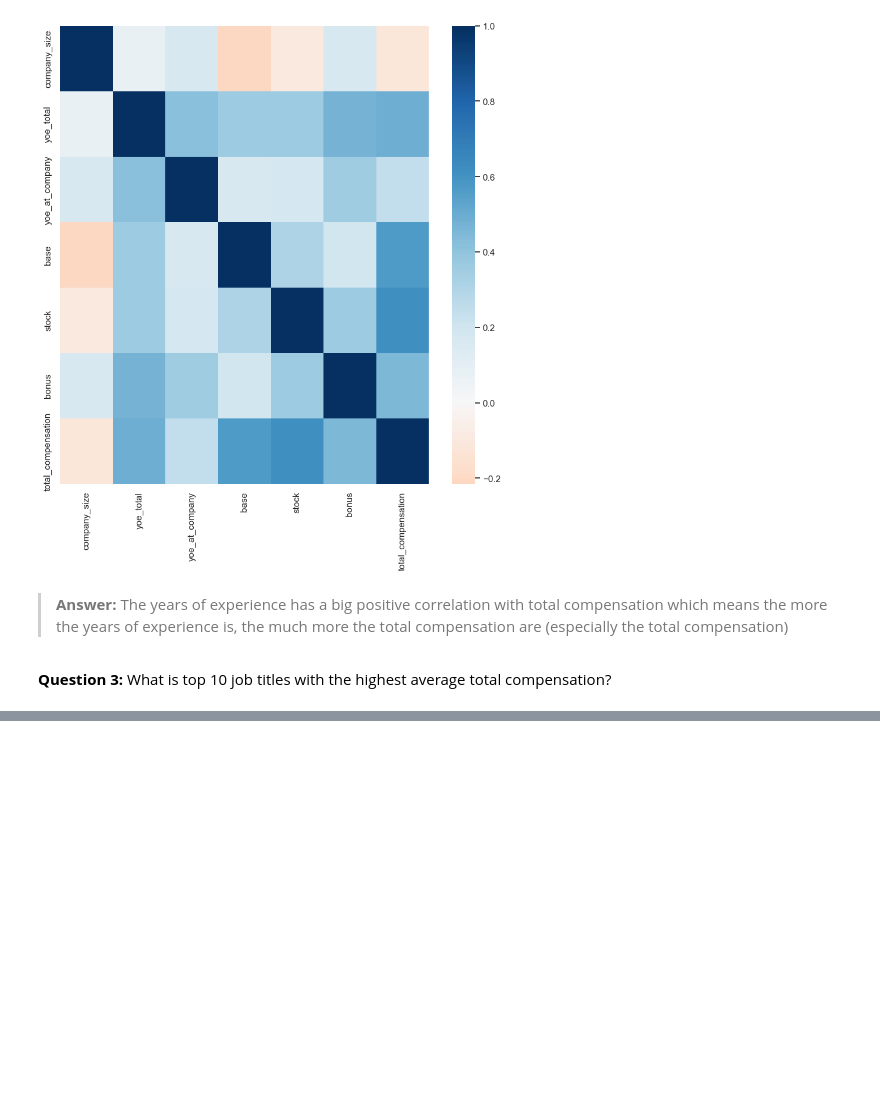
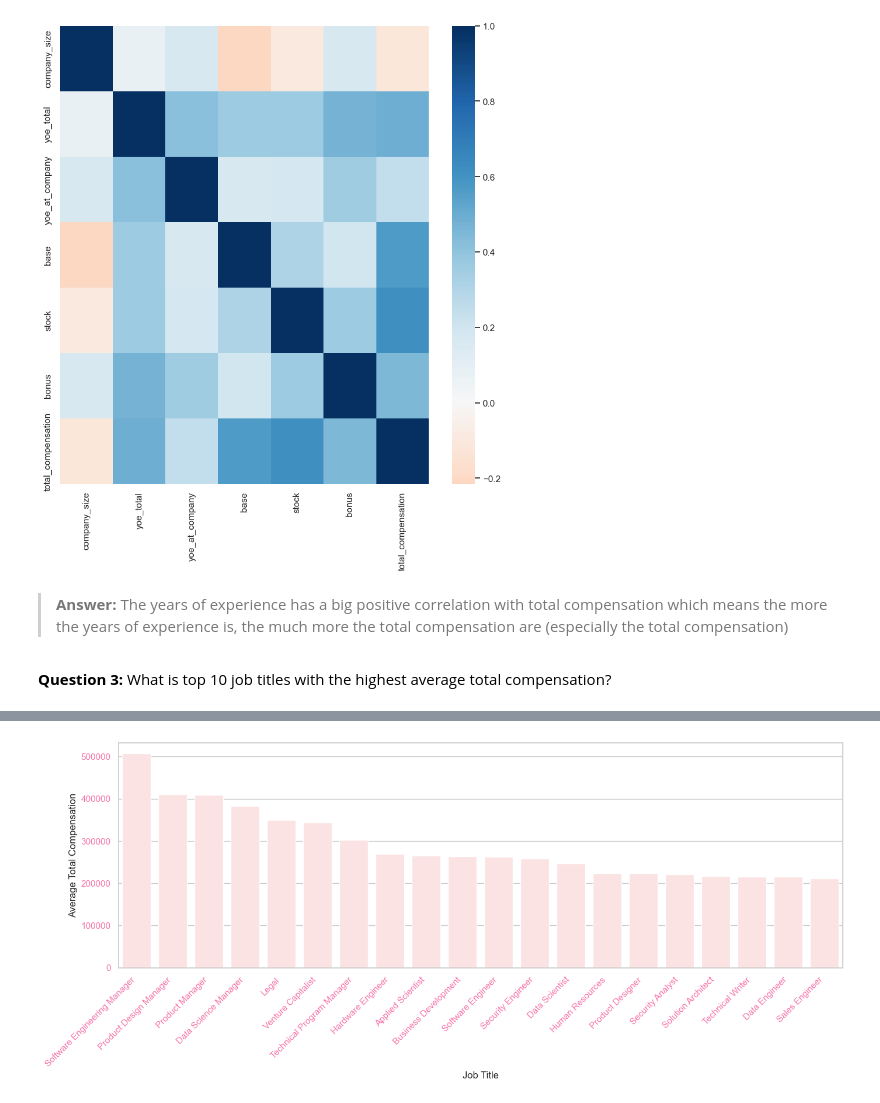
Before and after one commit to Namiscrea7or/SWE-Salary, a Jupyter notebook: notebooks/3-exploration.ipynb, the cells around one changed output, grey strips where cells are left out. Saved outputs shown, nothing was run; the diff lists cells and outputs as text; code cells hidden in the pictures; blank space fills up the shorter version.

```diff
--- a/notebooks/3-exploration.ipynb
+++ b/notebooks/3-exploration.ipynb
@@ -283,0 +280,6 @@ plt.show()
+# %%
+# Get the top 10 job title with highest average total compensation
+top_10_job_title = pd.DataFrame()
+top_10_job_title["avg_compensation"] = cleaned_data.groupby("job_title")["total_compensation"].mean()
+top_10_job_title = top_10_job_title.sort_values(by="avg_compensation", ascending=False).head(20)
+top_10_job_title
@@ -283,0 +305,15 @@ plt.show()
+# %%
+# Visualize the top 10 job title with highest average total compensation
+color = ['#00A9FF', '#89CFF3', '#A0E9FF', '#CDF5FD']
+
+plt.figure(figsize=(16, 5))
+plt.xticks(rotation=45)
+plt.xticks(ha='right')
+plt.xticks(color='#F875AA')
+plt.yticks(color='#F875AA')
+plt.xlabel("Job Title")
+plt.ylabel("Average Total Compensation")
+sns.set(style="whitegrid")
+ax = sns.barplot(data=top_10_job_title, x="job_title", y= "avg_compensation", color="#FFDFDF")
+# %% [output]
+[figure, added]
```
Also changed, not shown: parts of 9 cells of this notebook.
